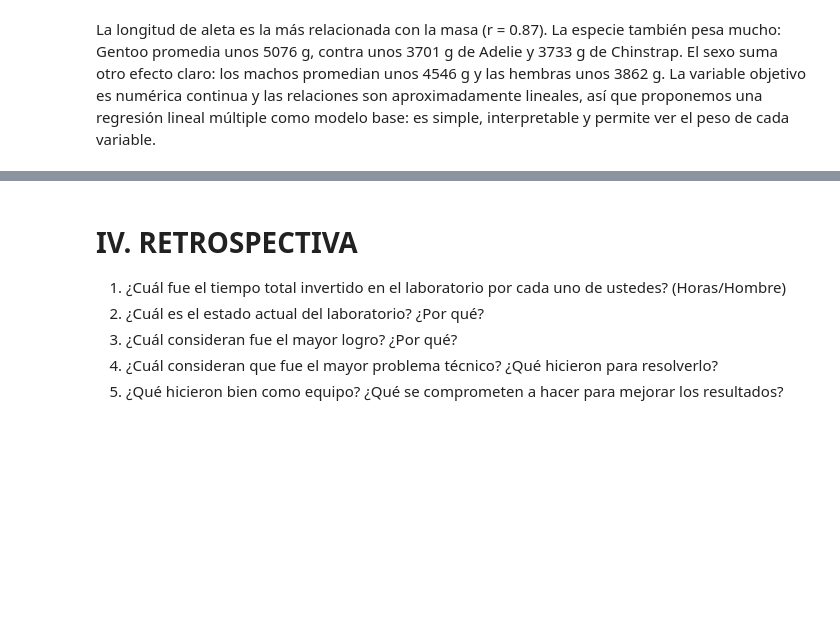
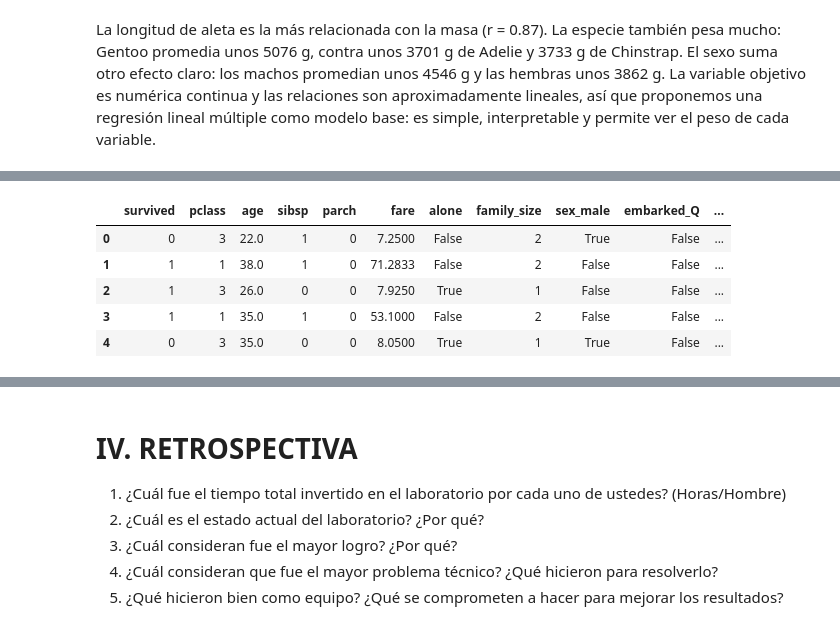
Before and after one commit to pedroay/laboratoriosIAIA, a Jupyter notebook: lab3/lab03.ipynb, the cells around one changed output, grey strips where cells are left out. Cells and saved outputs as stored; diff of their text form; code cells hidden in the pictures; blank space fills up the shorter version.

Commit message:
Completo codigo solo faltan justificaciones

```diff
--- a/lab3/lab03.ipynb
+++ b/lab3/lab03.ipynb
@@ -1671,0 +1714,10 @@ La variable objetivo es numérica continua y las relaciones son aproximadamente
+# %%
+print(titanic.isnull().sum())
+
+t = titanic.copy()
+t = t.drop(columns=["deck", "alive", "class", "embark_town", "who", "adult_male"])
+t["age"] = t["age"].fillna(t.groupby(["pclass", "sex"])["age"].transform("median"))
+t["embarked"] = t["embarked"].fillna(t["embarked"].mode()[0])
+
+print(t.shape)
+print("Faltantes restantes:", t.isnull().sum().sum())
@@ -1672,3 +1743,15 @@ La variable objetivo es numérica continua y las relaciones son aproximadamente
+# %%
+t["family_size"] = t["sibsp"] + t["parch"] + 1
+
+titanic_model = pd.get_dummies(t, columns=["sex", "embarked"], drop_first=True)
+titanic_model.head()
+# %% [output]
+|  | survived | pclass | age | sibsp | parch | fare | alone | family_size | sex_male | embarked_Q | ... |
+| 0 | 0 | 3 | 22.0 | 1 | 0 | 7.2500 | False | 2 | True | False | ... |
+| 1 | 1 | 1 | 38.0 | 1 | 0 | 71.2833 | False | 2 | False | False | ... |
+| 2 | 1 | 3 | 26.0 | 0 | 0 | 7.9250 | True | 1 | False | False | ... |
+| 3 | 1 | 1 | 35.0 | 1 | 0 | 53.1000 | False | 2 | False | False | ... |
+| 4 | 0 | 3 | 35.0 | 0 | 0 | 8.0500 | True | 1 | True | False | ... |
 # %% [markdown]
 ## Agrupamiento (Clustering)
 
```
Also changed, not shown: parts of 8 cells of this notebook.
